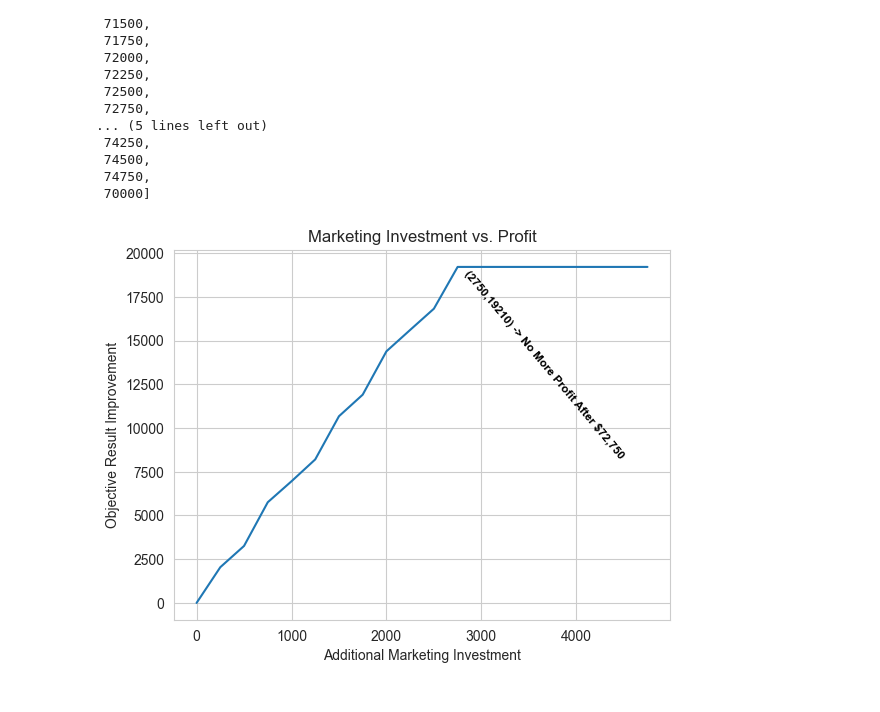
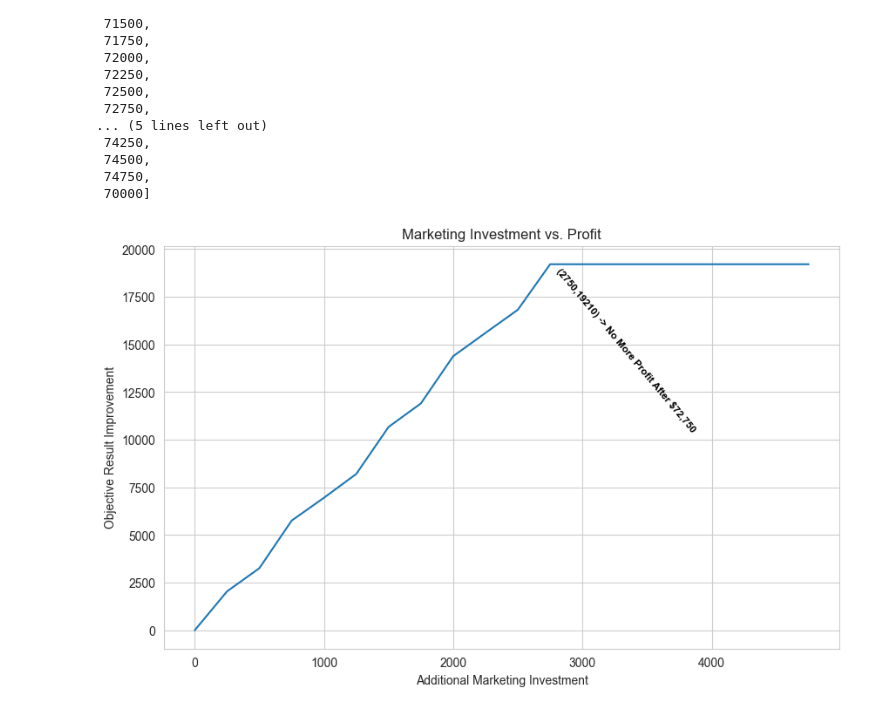
Before and after one commit to robords/msds460_final, a Jupyter notebook: Marketing_Budget_Test.ipynb, the cells around one changed output. Drawn from its saved outputs; the diff is of its cells as text; code cells hidden in the pictures.

```diff
--- a/Marketing_Budget_Test.ipynb
+++ b/Marketing_Budget_Test.ipynb
@@ -309,17 +309,18 @@ Objective = 7,797,000.84
  70000]
 # %%
 #plt.plot(budget_test_list, [i/1000 for i in objective_result_list[1:]])
+plt.figure(figsize=(10,6))
 
 sns.set_style("whitegrid")
 sns.lineplot(x=[i-70000 for i in budget_test_list], y=[(i)-(7777790.06) for i in objective_result_list[1:]])
 
 plt.text(2750, 7797000.84-7777790.06, f"   (2750,{7797000-7777790}) -> No More Profit After $72,750",
          horizontalalignment='left',
          size='small', color='black', weight='semibold',
          rotation = 310, rotation_mode = 'anchor')
 plt.xlabel('Additional Marketing Investment')
 plt.ylabel('Objective Result Improvement')
 plt.title('Marketing Investment vs. Profit')
 plt.show()
 # %% [output]
-[figure, old version]
+[figure, new version]
```
Also changed, not shown: 2 other files.
